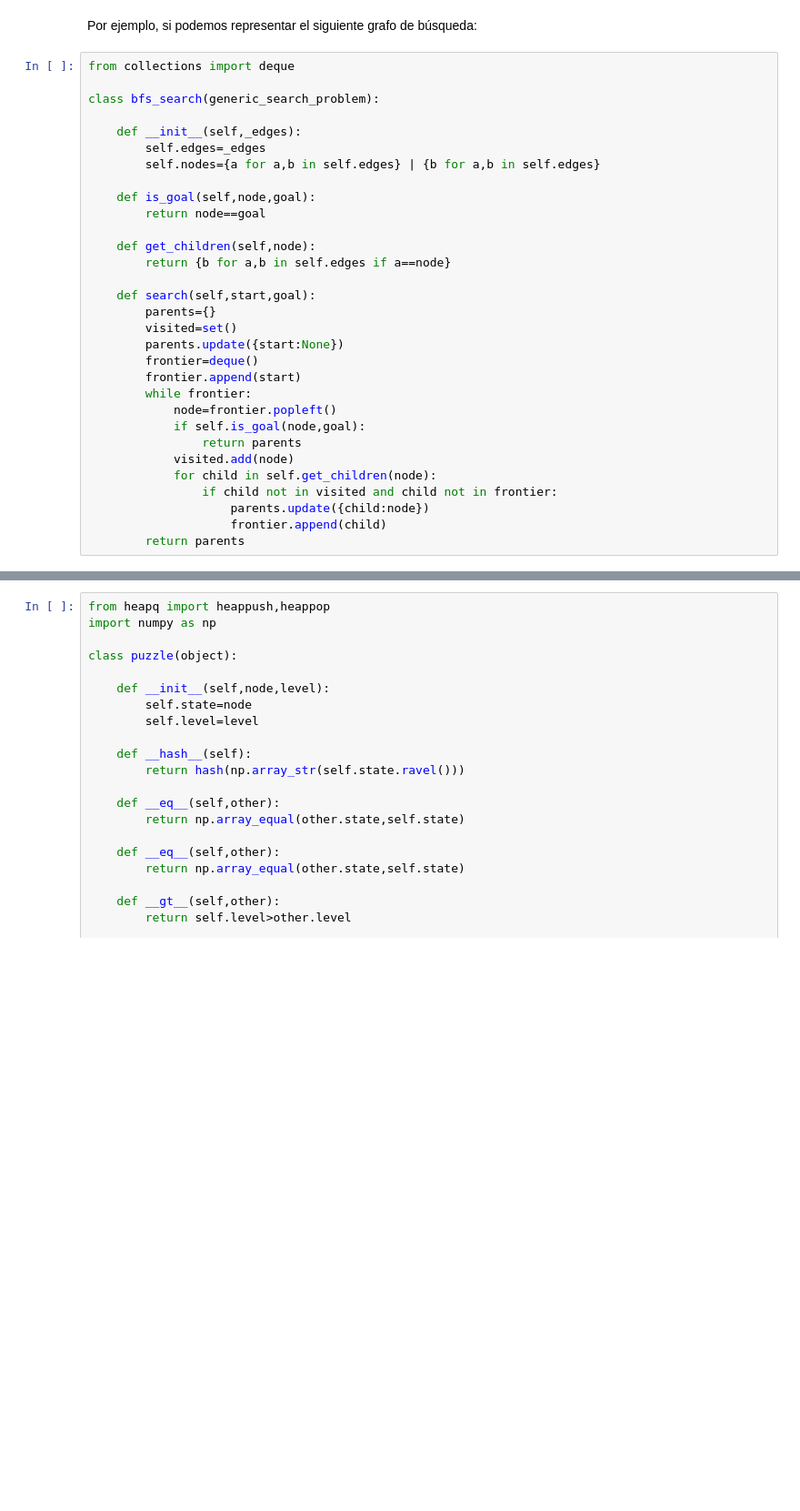
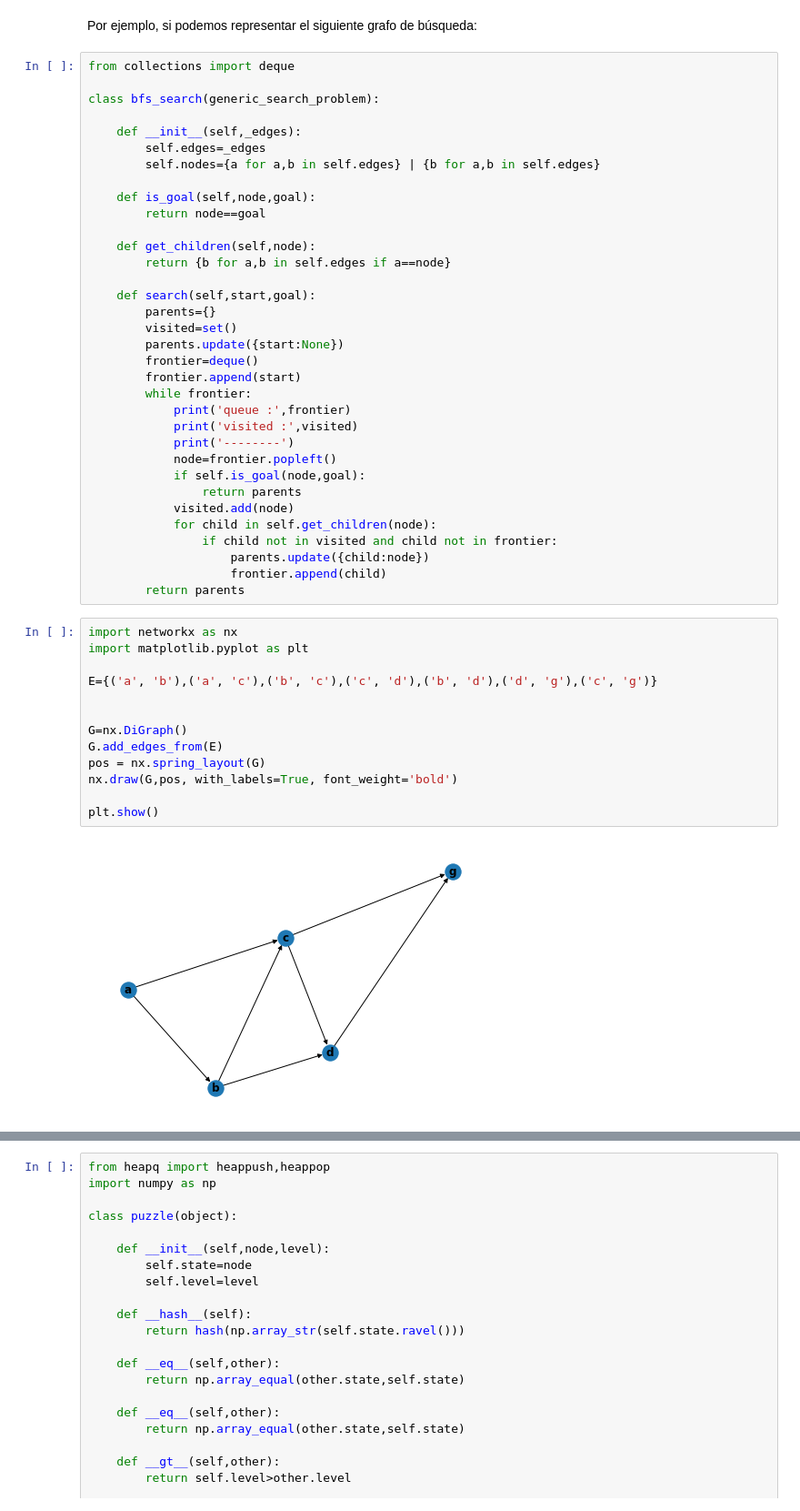
Before and after one commit to sherna90/inteligencia_artificial, a Jupyter notebook: 1.-search_agent.ipynb, the cells around one changed output, grey strips where cells are left out. Shown at 91% size. Drawn from its saved outputs; the diff is of its cells as text; blank space fills up the shorter version.

```diff
--- a/1.-search_agent.ipynb
+++ b/1.-search_agent.ipynb
@@ -45,6 +45,9 @@ class bfs_search(generic_search_problem):
         frontier=deque()
         frontier.append(start)
         while frontier:
+            print('queue :',frontier)
+            print('visited :',visited)
+            print('--------')
             node=frontier.popleft()
             if self.is_goal(node,goal):
                 return parents
@@ -54,4 +57,19 @@ class bfs_search(generic_search_problem):
                     parents.update({child:node})
                     frontier.append(child)
         return parents
+# %%
+import networkx as nx
+import matplotlib.pyplot as plt
+
+E={('a', 'b'),('a', 'c'),('b', 'c'),('c', 'd'),('b', 'd'),('d', 'g'),('c', 'g')}
+
+
+G=nx.DiGraph()
+G.add_edges_from(E)
+pos = nx.spring_layout(G)
+nx.draw(G,pos, with_labels=True, font_weight='bold')
+
+plt.show()
+# %% [output]
+[figure, added]
 # %%
```
Also changed, not shown: parts of 3 cells of this notebook.
